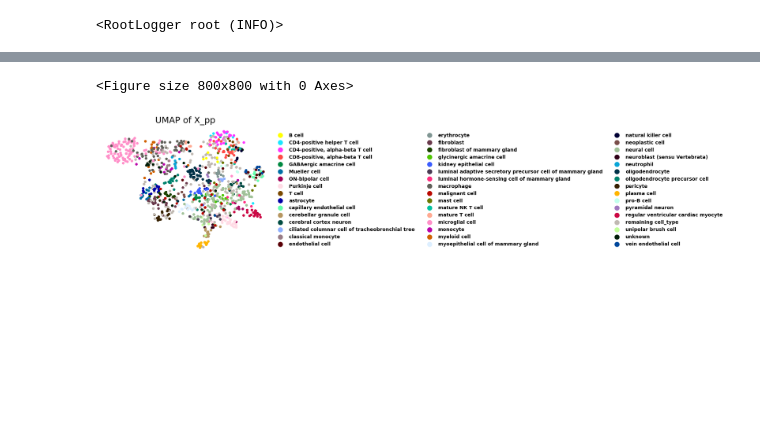
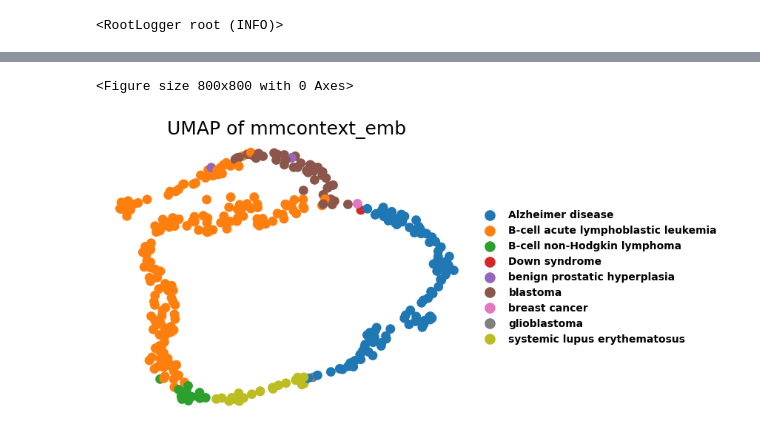
Before and after one commit to mengerj/mmcontext, a Jupyter notebook: exploratory/notebooks/mmcontext_train.ipynb, the cells around one changed output, grey strips where cells are left out. Cells and saved outputs as stored; diff of their text form; code cells hidden in the pictures; blank space fills up the shorter version.

```diff
--- a/exploratory/notebooks/mmcontext_train.ipynb
+++ b/exploratory/notebooks/mmcontext_train.ipynb
@@ -235,0 +203,11 @@ adata_new = adata_infer.encode(batch_size=128)
+# %%
+# get only those with labels 1
+test_dataset = test_dataset.filter(lambda x: x["label"] == 1)
+# %%
+# embeddings = model.encode(test_dataset["train"]["anndata_ref"])
+embeddings = model.encode(test_dataset["anndata_ref"])
+# %%
+from mmcontext.utils import load_test_adata_from_hf_dataset
+
+# adata = load_test_adata_from_hf_dataset(test_dataset["train"])
+adata = load_test_adata_from_hf_dataset(test_dataset)
@@ -235,0 +216,2 @@ adata_new = adata_infer.encode(batch_size=128)
+# %%
+adata.obsm["mmcontext_emb"] = embeddings
@@ -249,6 +289,5 @@ OMP: Info #276: omp_set_nested routine deprecated, please use omp_set_max_active
 # %%
-# Visualise the embeddings
 from mmcontext.pl import plot_umap
 
-plot_umap(adata_new, color_key="cell_type", embedding_key="X_pp")
+plot_umap(adata, color_key="best_label", embedding_key="mmcontext_emb")
 # %% [output]
@@ -257,2 +297,2 @@ mmcontext.pl.plotting - INFO - Computing neighbors with use_rep='X_pp'.
 <Figure size 800x800 with 0 Axes>
-[figure, old version]
+[figure, new version]
```
Also changed, not shown: parts of 20 cells of this notebook.
